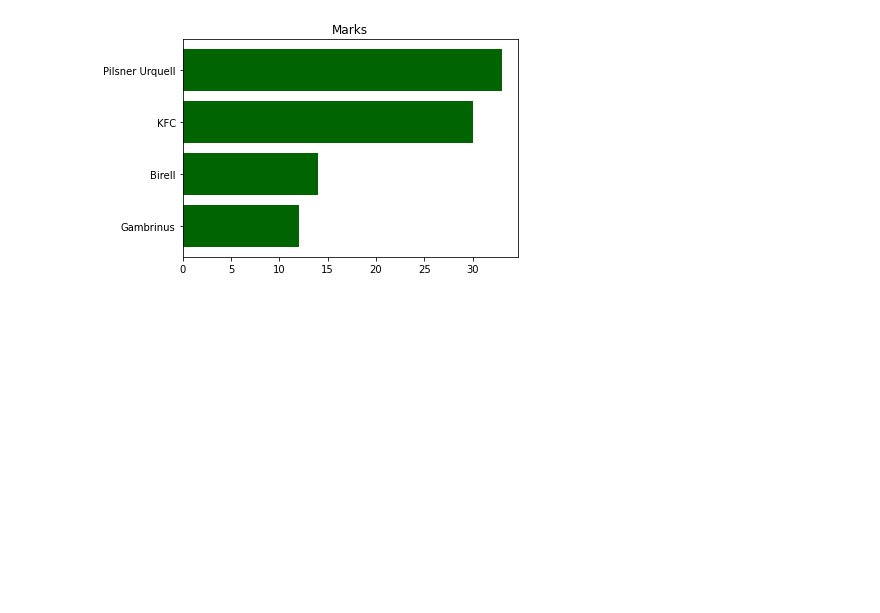
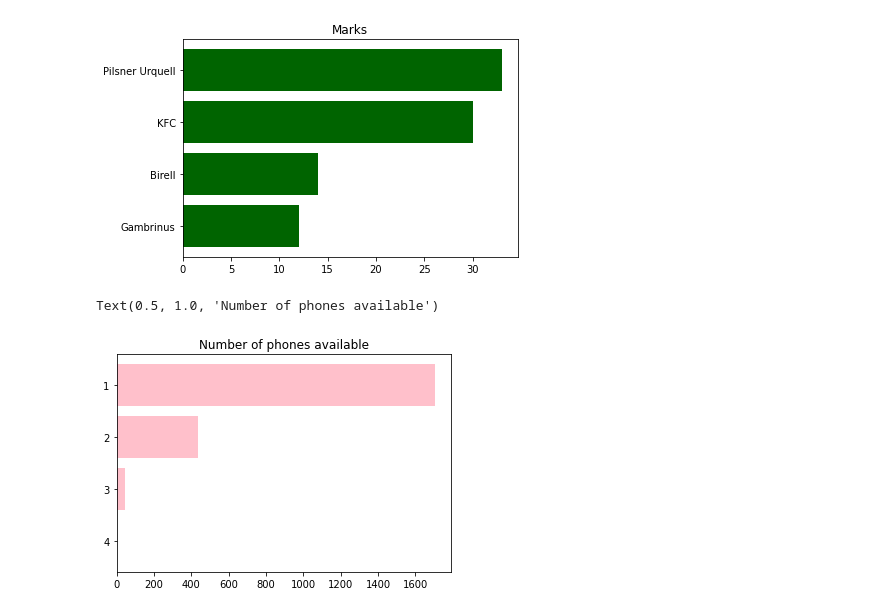
Before and after one commit to Matyas-Mattanelli/Webscraper-Zlate-Stranky, a Jupyter notebook: data_inspection_zlatestranky.ipynb, the cells around one changed output. Drawn from its saved outputs; the diff is of its cells as text; code cells hidden in the pictures; blank space fills up the shorter version.

Commit message:
Adding the number of phones available by restaurant

```diff
--- a/data_inspection_zlatestranky.ipynb
+++ b/data_inspection_zlatestranky.ipynb
@@ -301,3 +301,19 @@ plt.title('Marks')
 # %% [output]
 Text(0.5, 1.0, 'Marks')
 [figure]
+# %%
+#Number of phones available by restaurant
+no_of_phones=[]
+for phones_dict in df['phones']:
+    no_of_phones.append(len(phones_dict))
+# %%
+#Counting the occurences
+no_of_phones_counts=Counter(no_of_phones)
+# %%
+#Plotting
+plt.barh(list([str(key) for key in no_of_phones_counts.keys()]),no_of_phones_counts.values(),color='pink')
+plt.gca().invert_yaxis() #to sort it from highest to lowest
+plt.title('Number of phones available')
+# %% [output]
+Text(0.5, 1.0, 'Number of phones available')
+[figure, added]
```
